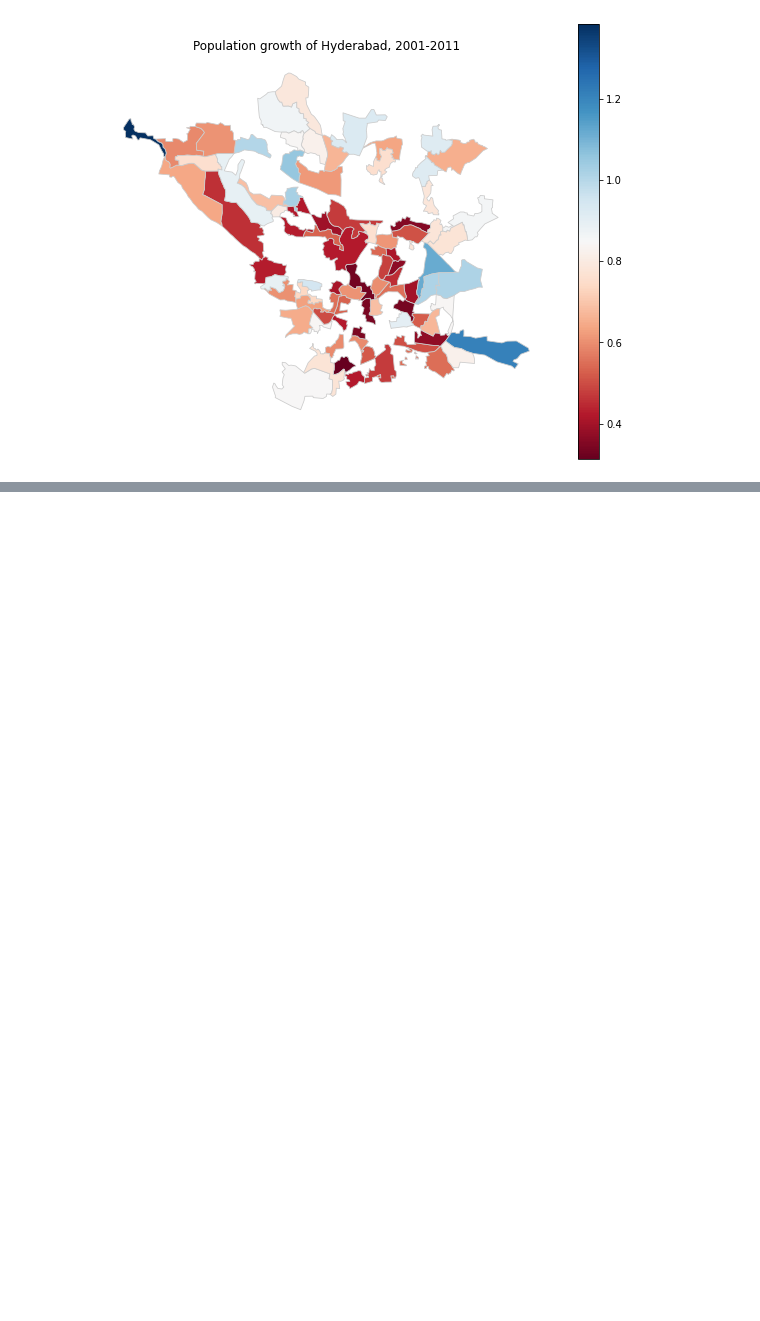
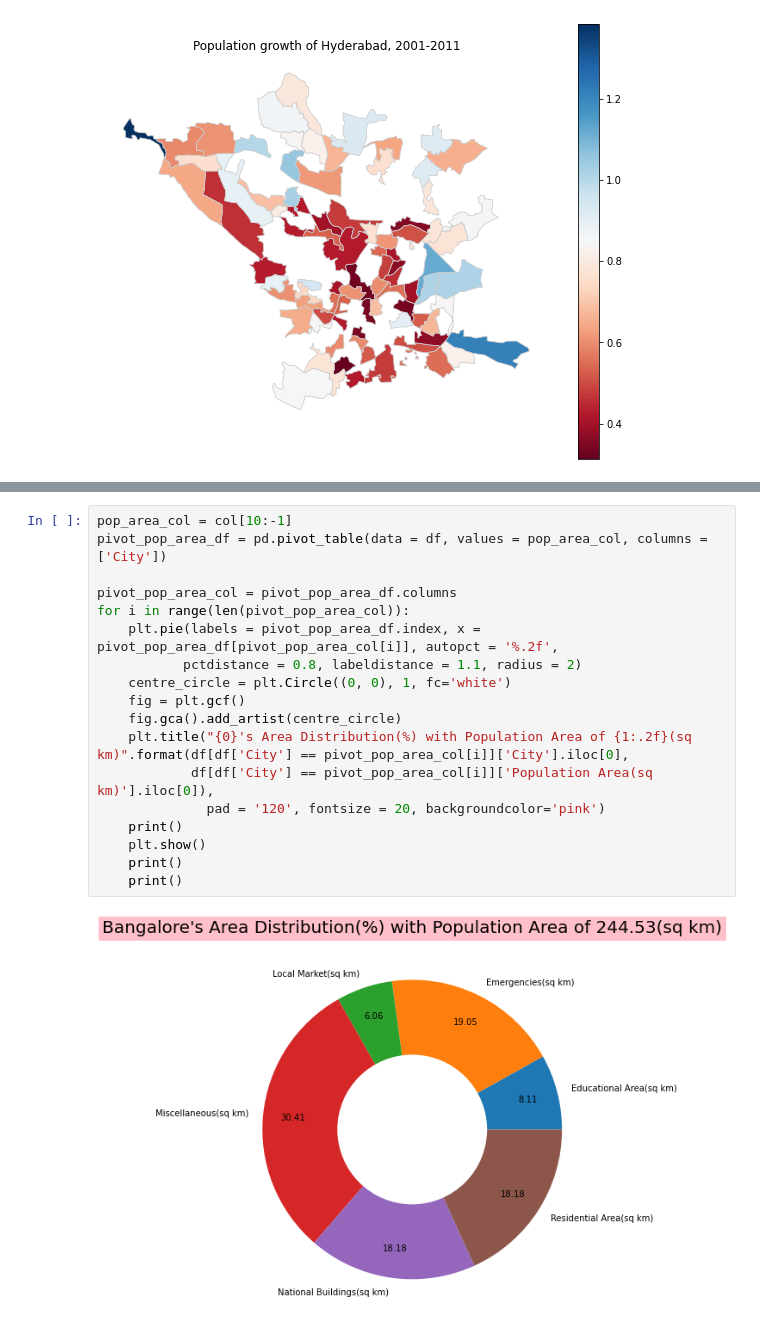
Before and after one commit to Shubhang7100/Urban-Development-Analysis, a Jupyter notebook: Smart Plan Analysis.ipynb, the cells around one changed output, grey strips where cells are left out. Drawn from its saved outputs; the diff is of its cells as text; blank space fills up the shorter version.

```diff
--- a/Smart Plan Analysis.ipynb
+++ b/Smart Plan Analysis.ipynb
@@ -497,0 +370,20 @@ cbar = fig.colorbar(sm);
+# %%
+pop_area_col = col[10:-1]
+pivot_pop_area_df = pd.pivot_table(data = df, values = pop_area_col, columns = ['City'])
+
+pivot_pop_area_col = pivot_pop_area_df.columns
+for i in range(len(pivot_pop_area_col)):
+    plt.pie(labels = pivot_pop_area_df.index, x = pivot_pop_area_df[pivot_pop_area_col[i]], autopct = '%.2f',
+           pctdistance = 0.8, labeldistance = 1.1, radius = 2)
+    centre_circle = plt.Circle((0, 0), 1, fc='white')
+    fig = plt.gcf()
+    fig.gca().add_artist(centre_circle)
+    plt.title("{0}'s Area Distribution(%) with Population Area of {1:.2f}(sq km)".format(df[df['City'] == pivot_pop_area_col[i]]['City'].iloc[0],
+            df[df['City'] == pivot_pop_area_col[i]]['Population Area(sq km)'].iloc[0]),
+              pad = '120', fontsize = 20, backgroundcolor='pink')
+    print()
+    plt.show()
+    print()
+    print()
+# %% [output]
+[figure, added]
```
Also changed, not shown: parts of 41 cells of this notebook, 1 other file.
